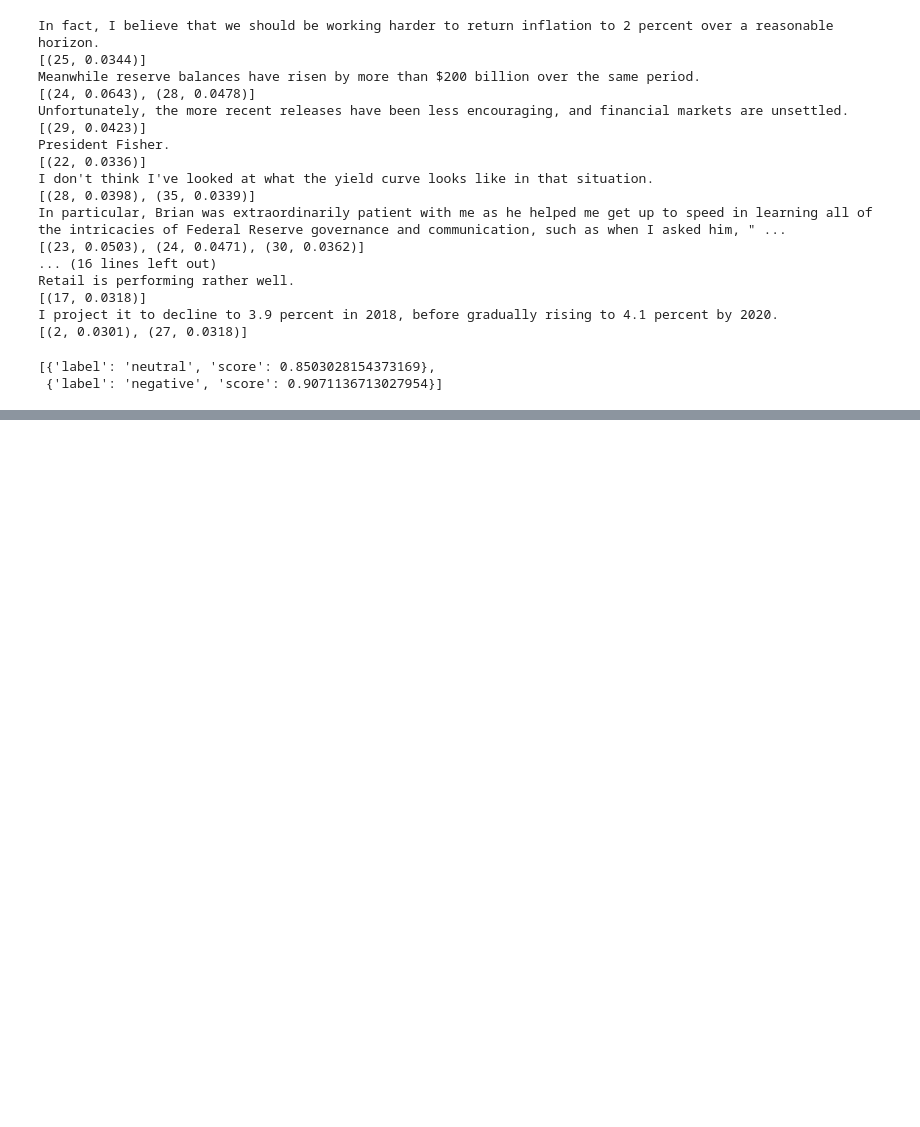
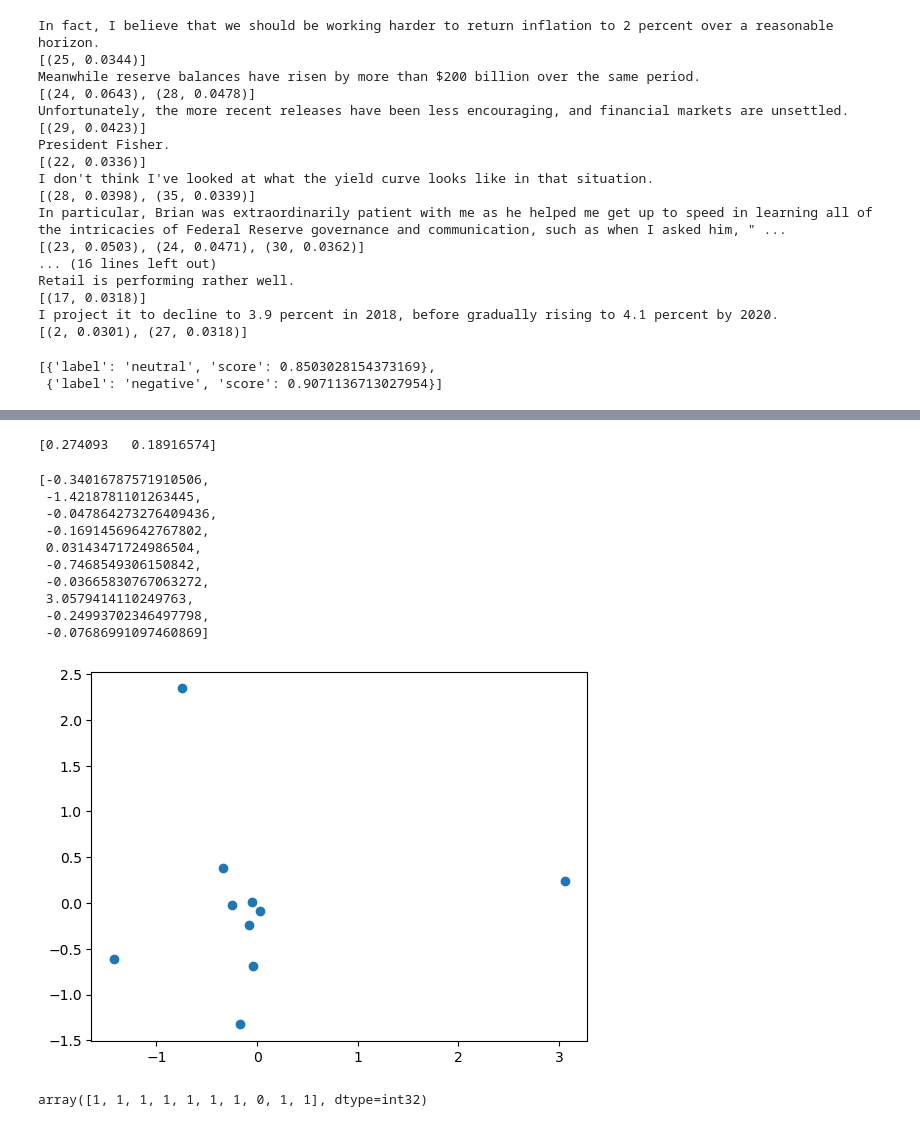
Before and after one commit to bendurham441/fed-nlp, a Jupyter notebook: stance-vectors/stance_vectors.ipynb, the cells around one changed output, grey strips where cells are left out. Saved outputs shown, nothing was run; the diff lists cells and outputs as text; code cells hidden in the pictures; blank space fills up the shorter version.

```diff
--- a/stance-vectors/stance_vectors.ipynb
+++ b/stance-vectors/stance_vectors.ipynb
@@ -108,0 +182,2 @@ sgs.to_csv('sgs.csv')
+# %%
+fsgs = fsgs.merge(fomc, how='left', left_on=['date', 'speaker'], right_on=['date', 'member'])
@@ -108,0 +200,13 @@ sgs.to_csv('sgs.csv')
+# %%
+fsgs = fsgs[fsgs['voter'].notna()]
+# %%
+vdf = fsgs.groupby(['date', 'section', 'speaker'])[['svect','voter']].agg({'svect': 'sum', 'voter': 'max'}).reset_index()
+# %%
+tm = vdf[(vdf['date'] == '2008-06-25') & (vdf['voter'] == 1) & (vdf['section'] == 2)].copy()
+tm.loc[:, 'fisher'] = tm['speaker'] == 'fisher'
+tm.loc[:, 'avg_group'] = tm.groupby('fisher')['svect'].transform('mean')
+tm.loc[:, 'diff_avg'] = tm.loc[:,'svect'] - tm.loc[:,'avg_group']
+tm.loc[:, 'diff_norm'] = tm.loc[:,'diff_avg'].map(np.linalg.norm)
+# 214, 219
+np.linalg.norm(tm.loc[381, 'avg_group'] - tm.loc[384, 'avg_group'])
+tm
@@ -108,0 +225,43 @@ sgs.to_csv('sgs.csv')
+# %%
+from sklearn.decomposition import PCA
+
+X = tm['svect'].tolist()
+y = tm['fisher'].map(int)
+
+
+pca = PCA(n_components=2)
+X_r = pca.fit_transform(X)
+
+import matplotlib.pyplot as plt
+
+X_r
+
+X_r1 = [item[0] for item in X_r]
+X_r2 = [item[1] for item in X_r]
+
+plt.scatter(X_r1, X_r2)
+
+print(pca.explained_variance_ratio_)
+X_r1
+# %% [output]
+[0.274093   0.18916574]
+[-0.34016787571910506,
+ -1.4218781101263445,
+ -0.047864273276409436,
+ -0.16914569642767802,
+ 0.03143471724986504,
+ -0.7468549306150842,
+ -0.03665830767063272,
+ 3.0579414110249763,
+ -0.24993702346497798,
+ -0.07686991097460869]
+[figure, added]
+# %%
+from sklearn.cluster import KMeans
+
+X = tm['svect'].map(lambda x: x.tolist())
+X = np.array(X.tolist())
+kmeans = KMeans(n_clusters=2, random_state=0).fit(X)
+kmeans.predict(X)
+# %% [output]
+array([1, 1, 1, 1, 1, 1, 1, 0, 1, 1], dtype=int32)
```
Also changed, not shown: parts of 29 cells of this notebook.
